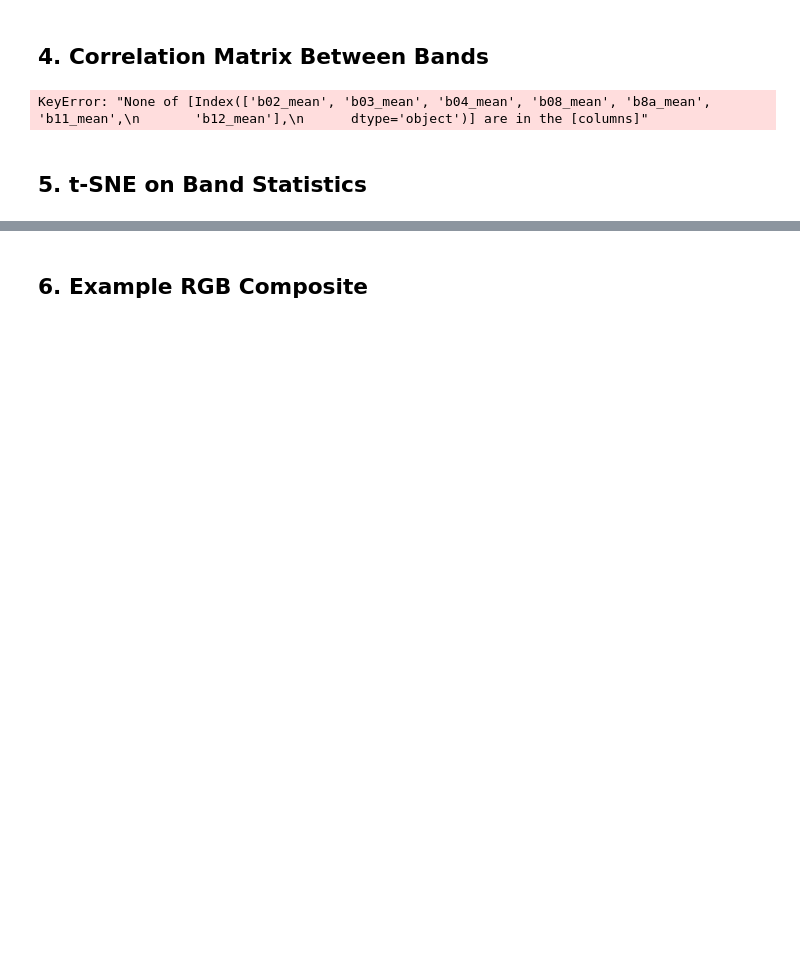
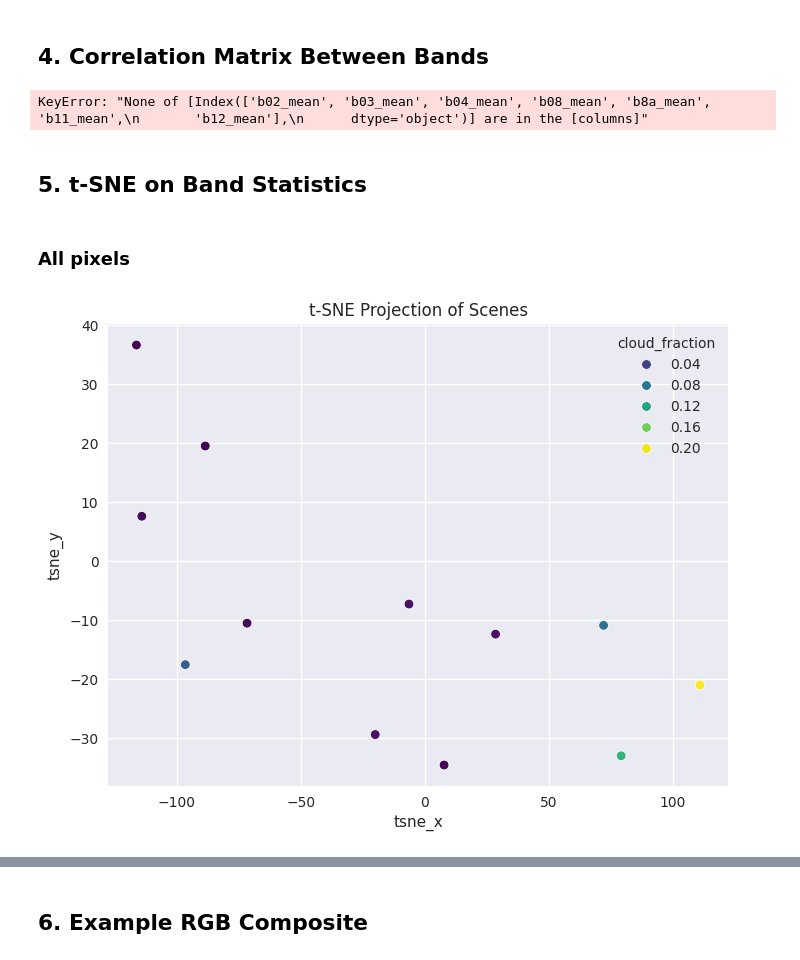
Before and after one commit to germanasergi/mucilage-detection, a Jupyter notebook: src/sentinel_analytics.ipynb, the cells around one changed output, grey strips where cells are left out. Saved outputs shown, nothing was run; the diff lists cells and outputs as text; code cells hidden in the pictures; blank space fills up the shorter version.

```diff
--- a/src/sentinel_analytics.ipynb
+++ b/src/sentinel_analytics.ipynb
@@ -132,17 +281,41 @@ plt.show()
 KeyError: "None of [Index(['b02_mean', 'b03_mean', 'b04_mean', 'b08_mean', 'b8a_mean', 'b11_mean',\n       'b12_mean'],\n      dtype='object')] are in the [columns]"
 # %% [markdown]
 ## 5. t-SNE on Band Statistics
+# %% [markdown]
+### All pixels
+# %%
+all_stats = []
+cloud_frac = []
+amei = []
+
+for file in zarr_files:
+    dt = open_s2_zarr(file)
+    res = compute_band_stats(dt, BANDS, 'r20m')
+    cloud = compute_cloud_fraction(dt)
+    amei_idx = compute_amei(dt)
+    amei_mean = np.nanmean(amei_idx)
+    all_stats.append(res)
+    cloud_frac.append(cloud)
+    amei.append(amei_mean)
+
+
+df_stats = pd.DataFrame(all_stats)
+df_stats['cloud_fraction'] = cloud_frac
+df_stats['amei'] = amei
 # %%
 X = df_stats[[f"{b}_mean" for b in BANDS]].fillna(0)
+X['amei'] = df_stats['amei']
 X_scaled = StandardScaler().fit_transform(X)
 
 tsne = TSNE(n_components=2, random_state=42, perplexity=5)
 tsne_coords = tsne.fit_transform(X_scaled)
 
 df_stats['tsne_x'] = tsne_coords[:,0]
 df_stats['tsne_y'] = tsne_coords[:,1]
 
 plt.figure(figsize=(8,6))
 sns.scatterplot(data=df_stats, x='tsne_x', y='tsne_y', hue='cloud_fraction', palette='viridis')
 plt.title("t-SNE Projection of Scenes")
 plt.show()
+# %% [output]
+[figure, added]
```
Also changed, not shown: parts of 16 cells of this notebook, 5 other files.
